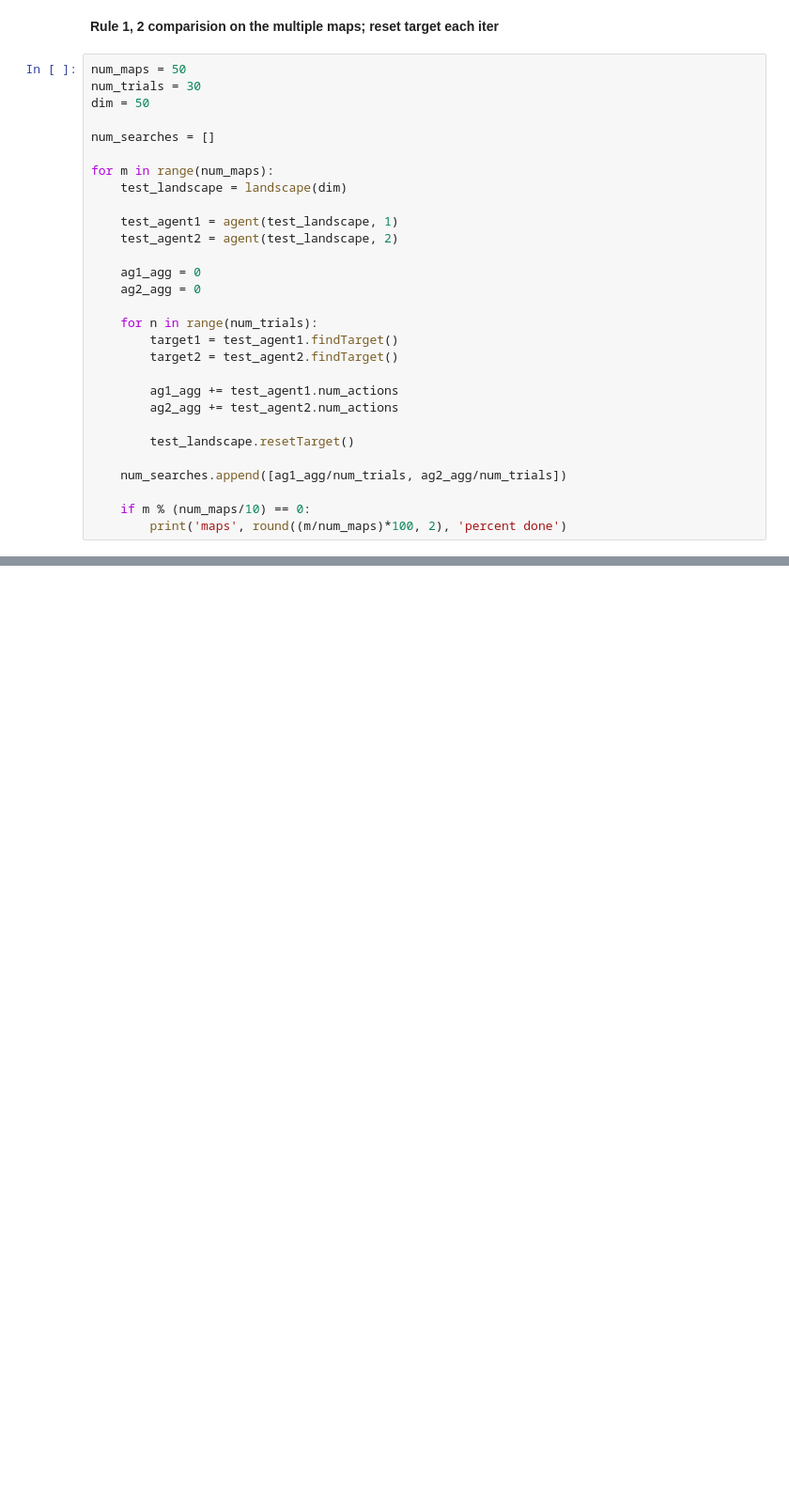
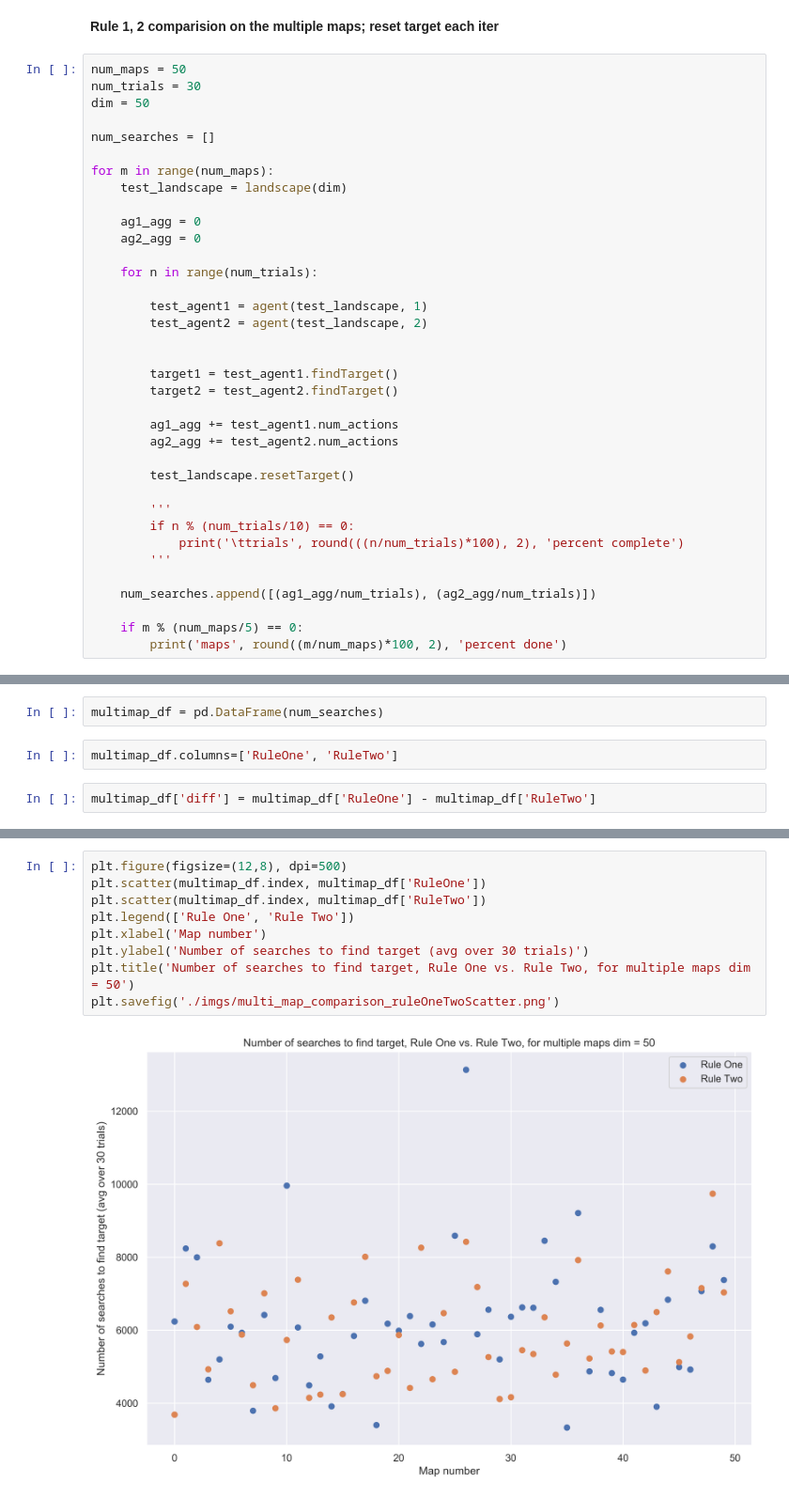
Before and after one commit to rohan98-107/AI520, a Jupyter notebook: Assignment3/scratchpad.ipynb, the cells around one changed output, grey strips where cells are left out. Shown at 94% size. Cells and saved outputs as stored; diff of their text form; blank space fills up the shorter version.

```diff
--- a/Assignment3/scratchpad.ipynb
+++ b/Assignment3/scratchpad.ipynb
@@ -108,13 +112,15 @@ num_searches = []
 for m in range(num_maps):
     test_landscape = landscape(dim)
 
-    test_agent1 = agent(test_landscape, 1)
-    test_agent2 = agent(test_landscape, 2)
-
     ag1_agg = 0
     ag2_agg = 0
 
     for n in range(num_trials):
+
+        test_agent1 = agent(test_landscape, 1)
+        test_agent2 = agent(test_landscape, 2)
+
+
         target1 = test_agent1.findTarget()
         target2 = test_agent2.findTarget()
 
@@ -123,7 +129,12 @@ for m in range(num_maps):
 
         test_landscape.resetTarget()
 
-    num_searches.append([ag1_agg/num_trials, ag2_agg/num_trials])
+        '''
+        if n % (num_trials/10) == 0:
+            print('\ttrials', round(((n/num_trials)*100), 2), 'percent complete')
+        '''
 
-    if m % (num_maps/10) == 0:
+    num_searches.append([(ag1_agg/num_trials), (ag2_agg/num_trials)])
+
+    if m % (num_maps/5) == 0:
         print('maps', round((m/num_maps)*100, 2), 'percent done')
@@ -129,0 +147,6 @@ for m in range(num_maps):
+# %%
+multimap_df = pd.DataFrame(num_searches)
+# %%
+multimap_df.columns=['RuleOne', 'RuleTwo']
+# %%
+multimap_df['diff'] = multimap_df['RuleOne'] - multimap_df['RuleTwo']
@@ -129,0 +155,11 @@ for m in range(num_maps):
+# %%
+plt.figure(figsize=(12,8), dpi=500)
+plt.scatter(multimap_df.index, multimap_df['RuleOne'])
+plt.scatter(multimap_df.index, multimap_df['RuleTwo'])
+plt.legend(['Rule One', 'Rule Two'])
+plt.xlabel('Map number')
+plt.ylabel('Number of searches to find target (avg over 30 trials)')
+plt.title('Number of searches to find target, Rule One vs. Rule Two, for multiple maps dim = 50')
+plt.savefig('./imgs/multi_map_comparison_ruleOneTwoScatter.png')
+# %% [output]
+[figure, added]
```
Also changed, not shown: parts of 9 cells of this notebook, 10 other files.
